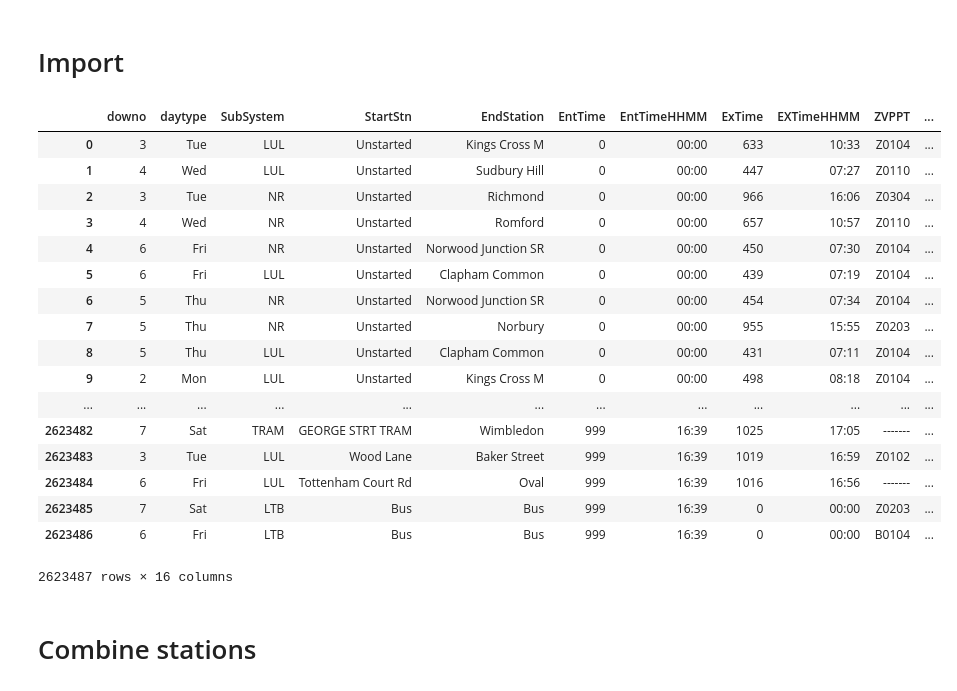
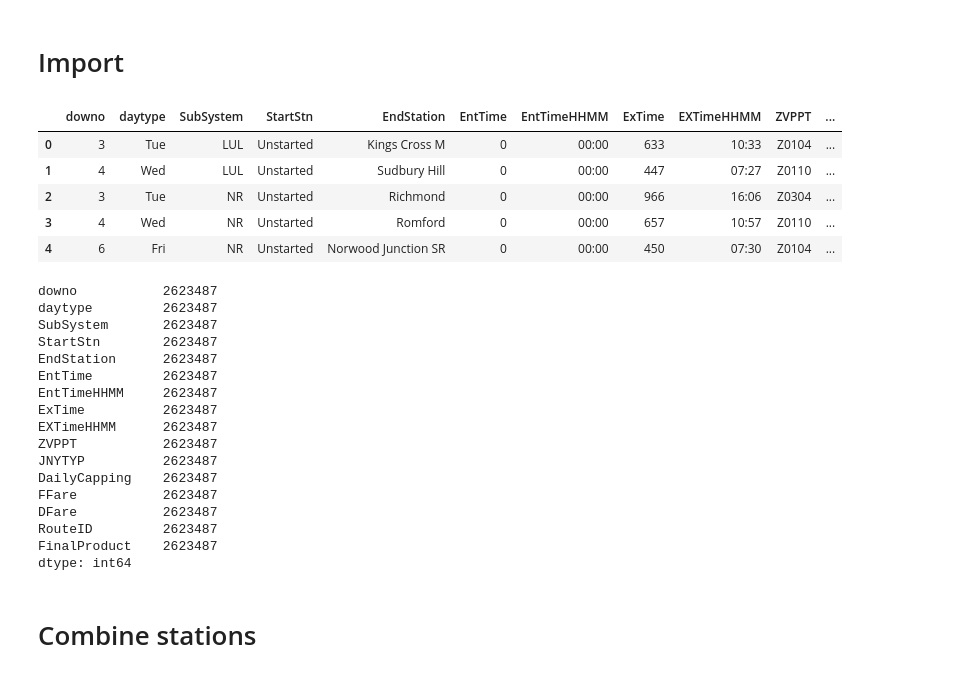
Before and after one commit to joshuablake/Temporal-metapop-epidemic-London-, a Jupyter notebook: src/TFL data.ipynb, the cells around one changed output. Cells and saved outputs as stored; diff of their text form; code cells hidden in the pictures.

```diff
--- a/src/TFL data.ipynb
+++ b/src/TFL data.ipynb
@@ -8,26 +8,34 @@ import matplotlib.pyplot as plt
 %matplotlib inline
 # %%
 raw = pandas.read_csv('../data/tfl_raw.csv')
-raw
+raw.head()
 # %% [output]
 |  | downo | daytype | SubSystem | StartStn | EndStation | EntTime | EntTimeHHMM | ExTime | EXTimeHHMM | ZVPPT | ... |
 | 0 | 3 | Tue | LUL | Unstarted | Kings Cross M | 0 | 00:00 | 633 | 10:33 | Z0104 | ... |
 | 1 | 4 | Wed | LUL | Unstarted | Sudbury Hill | 0 | 00:00 | 447 | 07:27 | Z0110 | ... |
 | 2 | 3 | Tue | NR | Unstarted | Richmond | 0 | 00:00 | 966 | 16:06 | Z0304 | ... |
 | 3 | 4 | Wed | NR | Unstarted | Romford | 0 | 00:00 | 657 | 10:57 | Z0110 | ... |
 | 4 | 6 | Fri | NR | Unstarted | Norwood Junction SR | 0 | 00:00 | 450 | 07:30 | Z0104 | ... |
-| 5 | 6 | Fri | LUL | Unstarted | Clapham Common | 0 | 00:00 | 439 | 07:19 | Z0104 | ... |
-| 6 | 5 | Thu | NR | Unstarted | Norwood Junction SR | 0 | 00:00 | 454 | 07:34 | Z0104 | ... |
-| 7 | 5 | Thu | NR | Unstarted | Norbury | 0 | 00:00 | 955 | 15:55 | Z0203 | ... |
-| 8 | 5 | Thu | LUL | Unstarted | Clapham Common | 0 | 00:00 | 431 | 07:11 | Z0104 | ... |
-| 9 | 2 | Mon | LUL | Unstarted | Kings Cross M | 0 | 00:00 | 498 | 08:18 | Z0104 | ... |
-| ... | ... | ... | ... | ... | ... | ... | ... | ... | ... | ... | ... |
-| 2623482 | 7 | Sat | TRAM | GEORGE STRT TRAM | Wimbledon | 999 | 16:39 | 1025 | 17:05 | ------- | ... |
-| 2623483 | 3 | Tue | LUL | Wood Lane | Baker Street | 999 | 16:39 | 1019 | 16:59 | Z0102 | ... |
-| 2623484 | 6 | Fri | LUL | Tottenham Court Rd | Oval | 999 | 16:39 | 1016 | 16:56 | ------- | ... |
-| 2623485 | 7 | Sat | LTB | Bus | Bus | 999 | 16:39 | 0 | 00:00 | Z0203 | ... |
-| 2623486 | 6 | Fri | LTB | Bus | Bus | 999 | 16:39 | 0 | 00:00 | B0104 | ... |
-2623487 rows × 16 columns
+# %%
+raw.count()
+# %% [output]
+downo           2623487
+daytype         2623487
+SubSystem       2623487
+StartStn        2623487
+EndStation      2623487
+EntTime         2623487
+EntTimeHHMM     2623487
+ExTime          2623487
+EXTimeHHMM      2623487
+ZVPPT           2623487
+JNYTYP          2623487
+DailyCapping    2623487
+FFare           2623487
+DFare           2623487
+RouteID         2623487
+FinalProduct    2623487
+dtype: int64
 # %% [markdown]
 # Combine stations
 # %% [markdown]
```
Also changed, not shown: parts of 5 cells of this notebook.
